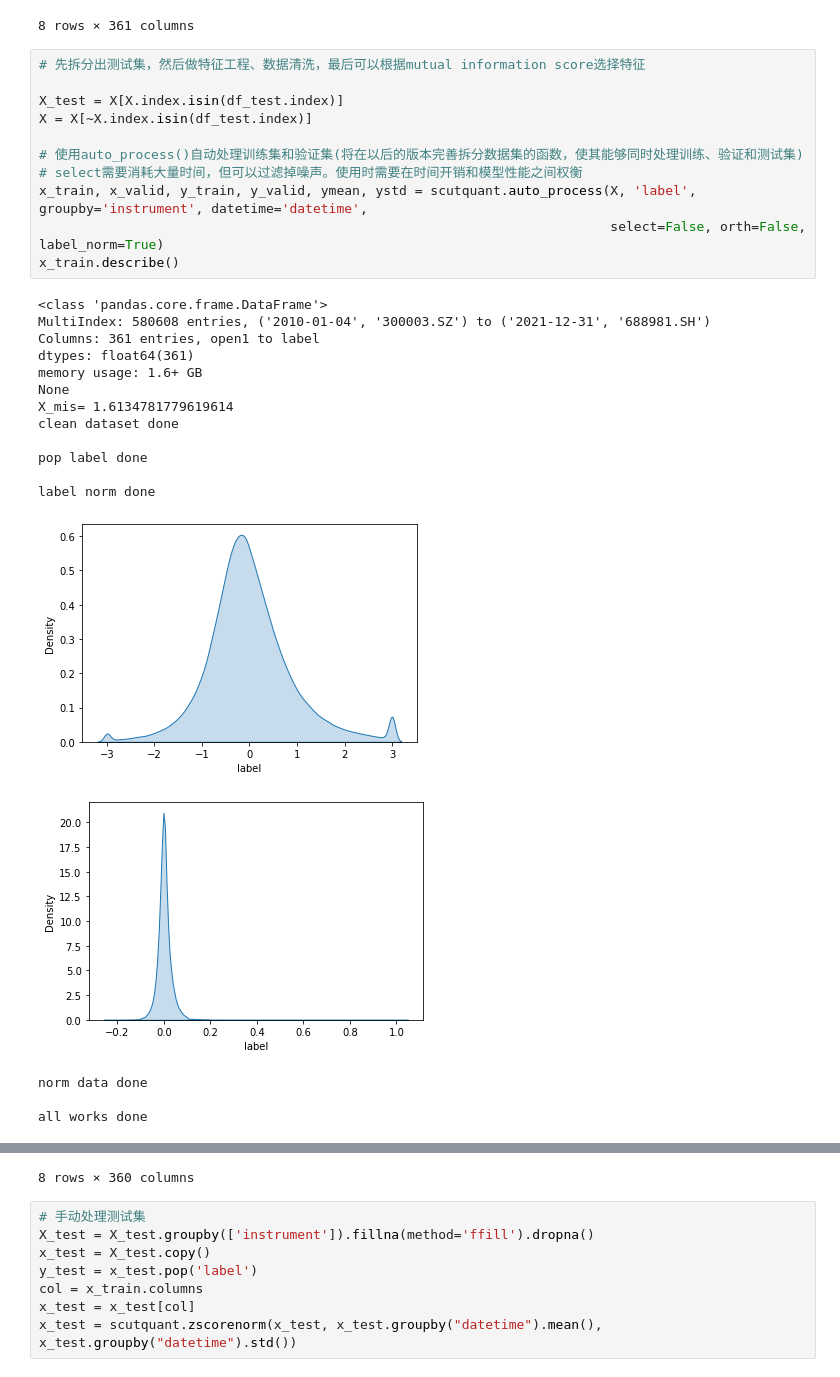
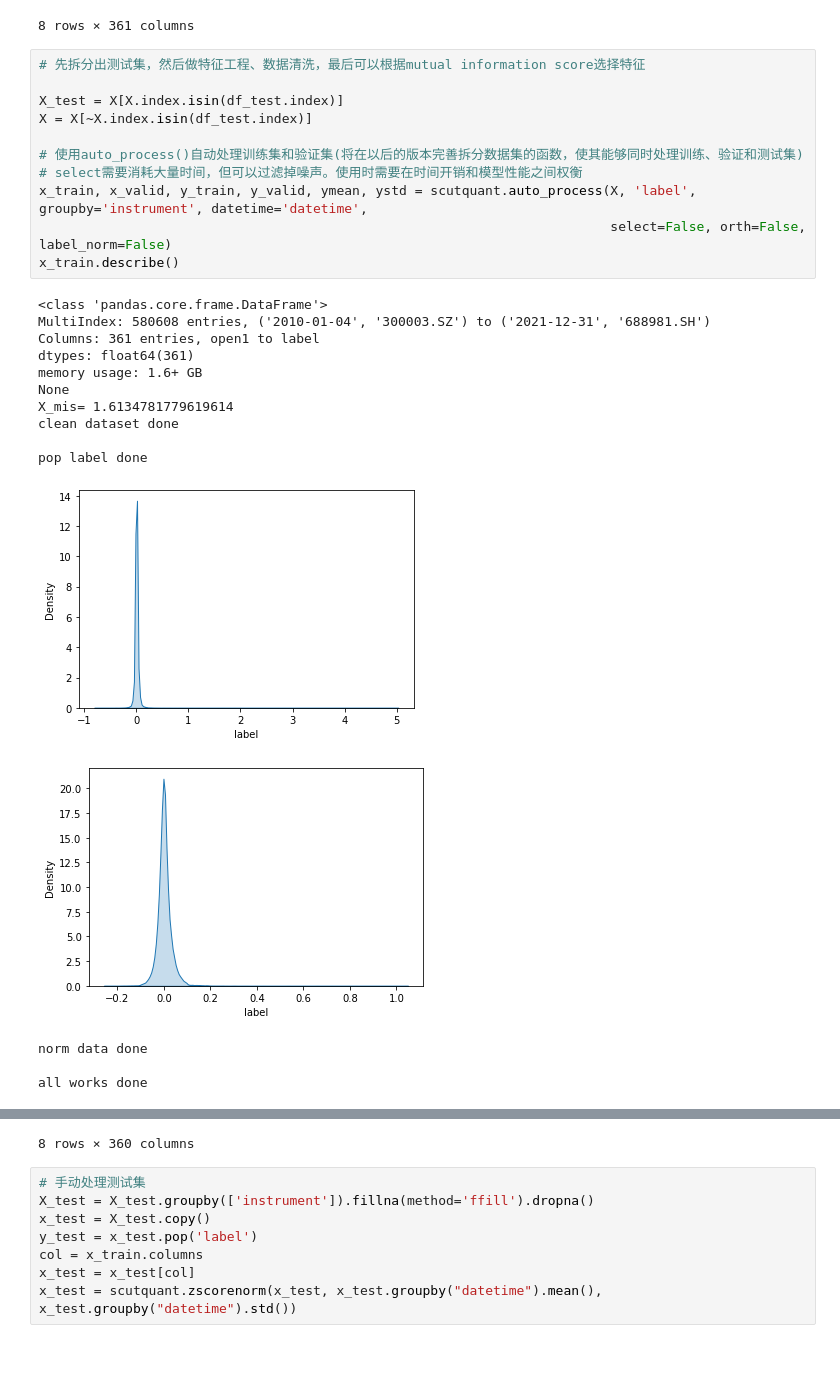
Before and after one commit to HaoningChen/scutquant, a Jupyter notebook: 实践案例/tutorial.ipynb, the cells around one changed output, grey strips where cells are left out. Saved outputs shown, nothing was run; the diff lists cells and outputs as text.

```diff
--- a/实践案例/tutorial.ipynb
+++ b/实践案例/tutorial.ipynb
@@ -118,28 +118,26 @@ X.describe()
 # %%
 # 先拆分出测试集，然后做特征工程、数据清洗，最后可以根据mutual information score选择特征
 
 X_test = X[X.index.isin(df_test.index)]
 X = X[~X.index.isin(df_test.index)]
 
 # 使用auto_process()自动处理训练集和验证集(将在以后的版本完善拆分数据集的函数，使其能够同时处理训练、验证和测试集)
 # select需要消耗大量时间，但可以过滤掉噪声。使用时需要在时间开销和模型性能之间权衡
 x_train, x_valid, y_train, y_valid, ymean, ystd = scutquant.auto_process(X, 'label', groupby='instrument', datetime='datetime',
-                                                                         select=False, orth=False, label_norm=True)
+                                                                         select=False, orth=False, label_norm=False)
 x_train.describe()
 # %% [output]
 <class 'pandas.core.frame.DataFrame'>
 MultiIndex: 580608 entries, ('2010-01-04', '300003.SZ') to ('2021-12-31', '688981.SH')
 Columns: 361 entries, open1 to label
 dtypes: float64(361)
 memory usage: 1.6+ GB
 None
 X_mis= 1.6134781779619614
 clean dataset done
 
 pop label done
-
-label norm done
-[figure, old version]
+[figure, new version]
 [figure]
 norm data done
 
```
Also changed, not shown: parts of 7 cells of this notebook.
